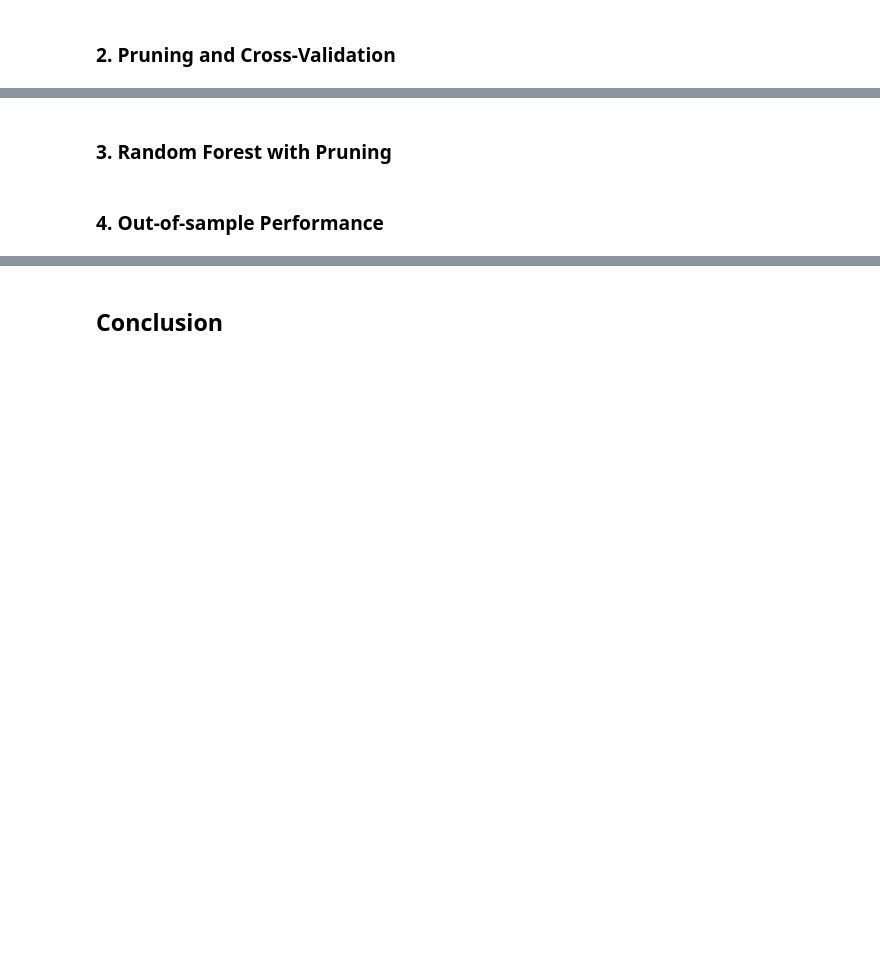
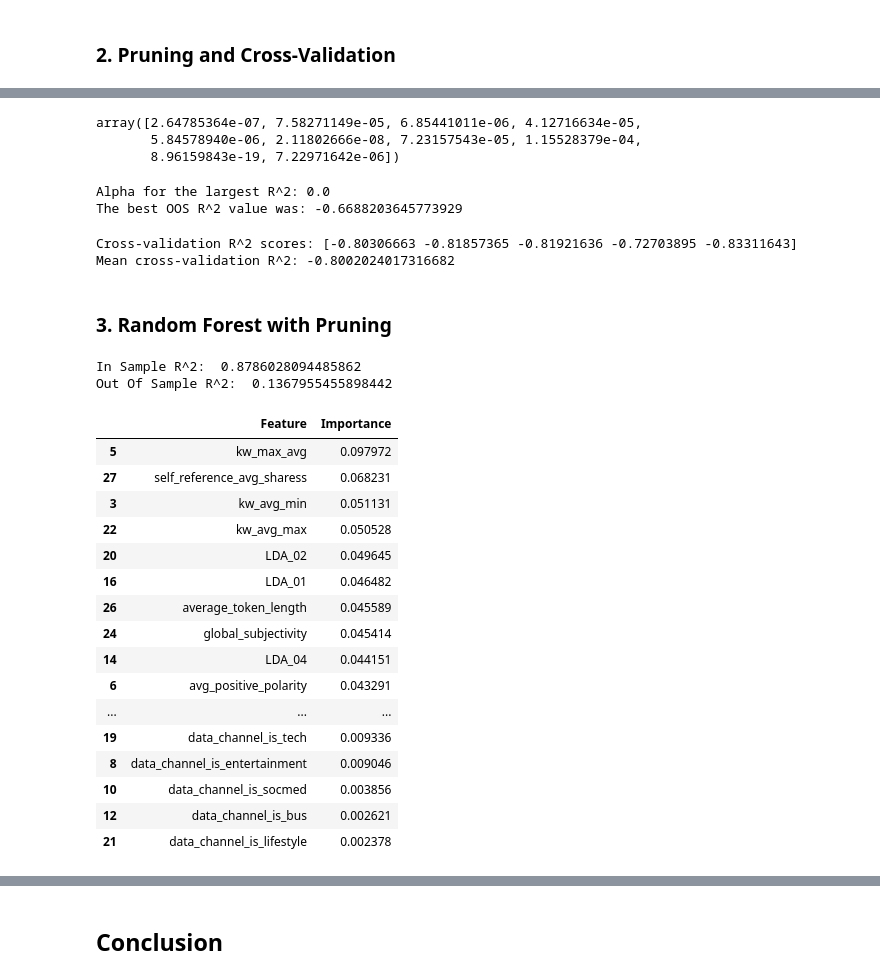
Before and after one commit to stat220/final-lab-stats-group-20, a Jupyter notebook: STAT_220_Final_Lab.ipynb, the cells around one changed output, grey strips where cells are left out. Cells and saved outputs as stored; diff of their text form; code cells hidden in the pictures; blank space fills up the shorter version.

```diff
--- a/STAT_220_Final_Lab.ipynb
+++ b/STAT_220_Final_Lab.ipynb
@@ -404,5 +409,81 @@ In this section, we essentially did the same as we did in the last section in fi
+# %%
+# Randomly sample 10 ccp_alphas
+random_alphas = np.random.choice(ccp_alphas, 10)
+random_alphas
+# %% [output]
+array([2.64785364e-07, 7.58271149e-05, 6.85441011e-06, 4.12716634e-05,
+       5.84578940e-06, 2.11802666e-08, 7.23157543e-05, 1.15528379e-04,
+       8.96159843e-19, 7.22971642e-06])
+# %%
+# Create empty vectors to collect in sample and out of sample R^2 values
+R2_in = []
+R2_out = R2_in.copy()
+
+# Do a loop testing different alphas and calculating in sample and out of sample R^2 values
+for ccp_alpha in tqdm(random_alphas):
+    tree_temp = DecisionTreeRegressor(ccp_alpha=ccp_alpha)
+    tree_temp.fit(X_train, y_train)
+    R2_in.append(r2_score(y_train,tree_temp.predict(X_train)))
+    R2_out.append(r2_score(y_test,tree_temp.predict(X_test)))
+# %%
+# Pair each alpha with its corresponding R^2 value
+paired_values = zip(R2_out, path.ccp_alphas)
+
+# Find the pair with the maximum R^2 value
+max_R2, best_alpha = max(paired_values)
+
+# Print the alpha that gives the largest R^2
+print("Alpha for the largest R^2:", best_alpha)
+print("The best OOS R^2 value was:", max_R2)
+# %% [output]
+Alpha for the largest R^2: 0.0
+The best OOS R^2 value was: -0.6688203645773929
+# %%
+from sklearn.model_selection import cross_val_score
+
+best_tree = DecisionTreeRegressor(ccp_alpha=best_alpha, random_state=42)
+
+cv_scores = cross_val_score(best_tree, X_train, y_train, cv=5, scoring='r2')
+
+print("Cross-validation R^2 scores:", cv_scores)
+print("Mean cross-validation R^2:", np.mean(cv_scores))
+# %% [output]
+Cross-validation R^2 scores: [-0.80306663 -0.81857365 -0.81921636 -0.72703895 -0.83311643]
+Mean cross-validation R^2: -0.8002024017316682
 # %% [markdown]
 ### 3. Random Forest with Pruning
-# %% [markdown]
-### 4. Out-of-sample Performance
+# %%
+regressor = RandomForestRegressor(n_estimators=100, random_state=0, ccp_alpha=best_alpha)
+regressor.fit(X_train, y_train)
+y_pred = regressor.predict(X_test)
+print("In Sample R^2: ",r2_score(y_train,regressor.predict(X_train)))
+print("Out Of Sample R^2: ",r2_score(y_test,y_pred))
+# %% [output]
+In Sample R^2:  0.8786028094485862
+Out Of Sample R^2:  0.1367955455898442
+# %%
+# Random Forest feature importances
+importances = regressor.feature_importances_
+feature_names = X.columns
+importance_df = pd.DataFrame({'Feature': feature_names, 'Importance': importances})
+importance_df = importance_df.sort_values(by='Importance', ascending=False)
+importance_df
+# %% [output]
+|  | Feature | Importance |
+| 5 | kw_max_avg | 0.097972 |
+| 27 | self_reference_avg_sharess | 0.068231 |
+| 3 | kw_avg_min | 0.051131 |
+| 22 | kw_avg_max | 0.050528 |
+| 20 | LDA_02 | 0.049645 |
+| 16 | LDA_01 | 0.046482 |
+| 26 | average_token_length | 0.045589 |
+| 24 | global_subjectivity | 0.045414 |
+| 14 | LDA_04 | 0.044151 |
+| 6 | avg_positive_polarity | 0.043291 |
+| ... | ... | ... |
+| 19 | data_channel_is_tech | 0.009336 |
+| 8 | data_channel_is_entertainment | 0.009046 |
+| 10 | data_channel_is_socmed | 0.003856 |
+| 12 | data_channel_is_bus | 0.002621 |
+| 21 | data_channel_is_lifestyle | 0.002378 |
 # %% [markdown]
```
Also changed, not shown: parts of 14 cells of this notebook.
